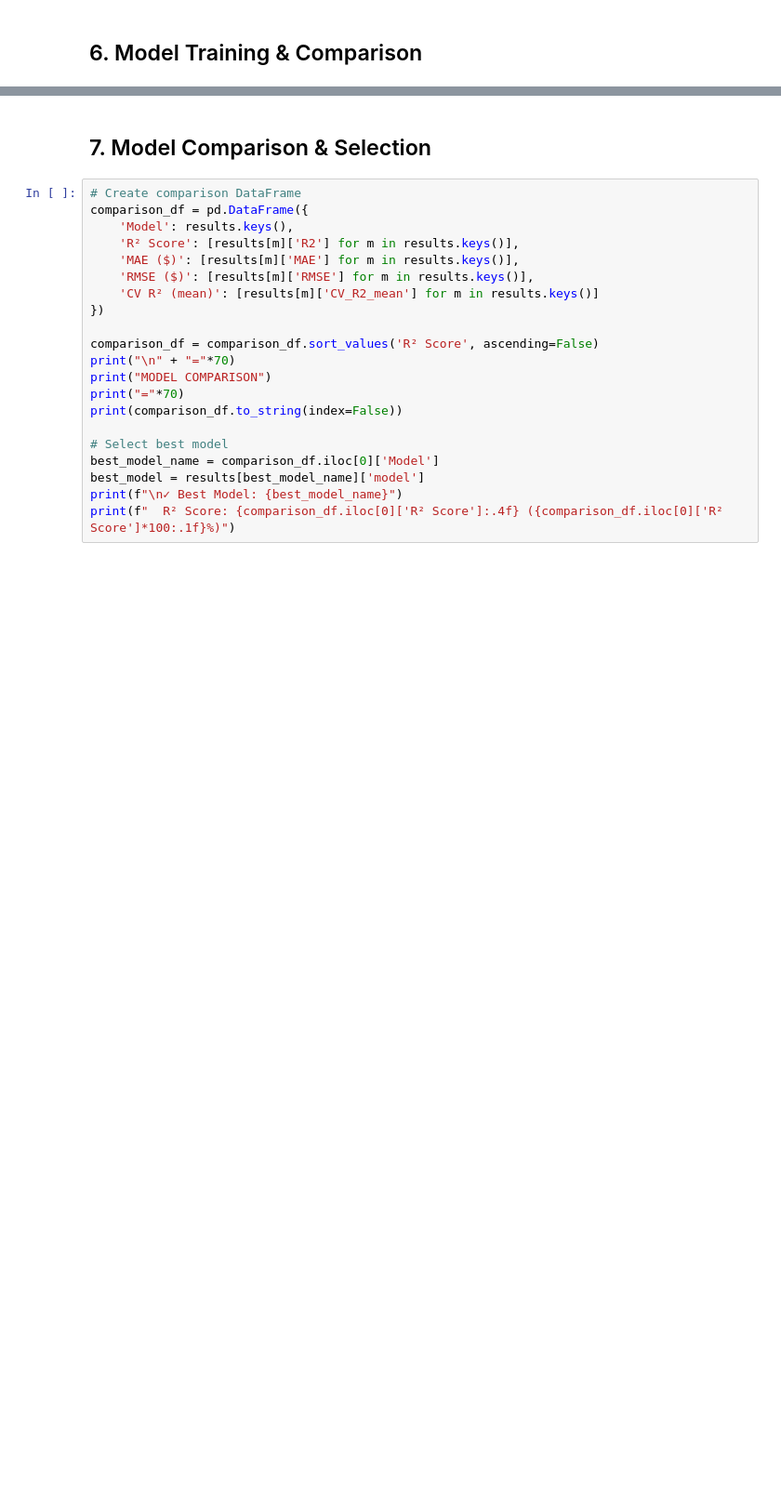
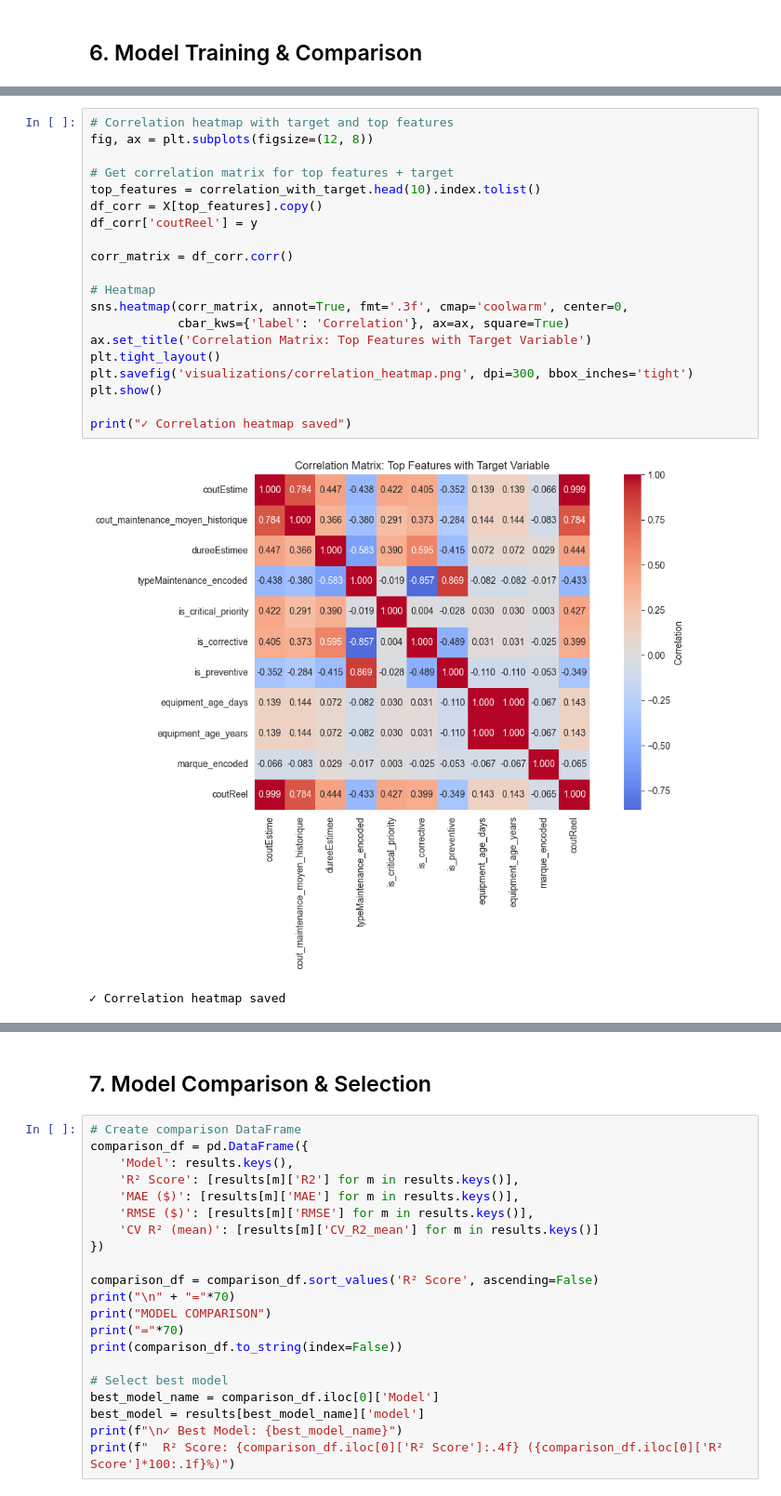
Before and after one commit to BellilxDhaker/equipment-failure-predictor, a Jupyter notebook: maintenance_cost_prediction.ipynb, the cells around one changed output, grey strips where cells are left out. Shown at 93% size. Drawn from its saved outputs; the diff is of its cells as text; blank space fills up the shorter version.

```diff
--- a/maintenance_cost_prediction.ipynb
+++ b/maintenance_cost_prediction.ipynb
@@ -169,0 +341,23 @@ print(f"  Std of training features: {X_train_scaled.std():.4f}")
+# %%
+# Correlation heatmap with target and top features
+fig, ax = plt.subplots(figsize=(12, 8))
+
+# Get correlation matrix for top features + target
+top_features = correlation_with_target.head(10).index.tolist()
+df_corr = X[top_features].copy()
+df_corr['coutReel'] = y
+
+corr_matrix = df_corr.corr()
+
+# Heatmap
+sns.heatmap(corr_matrix, annot=True, fmt='.3f', cmap='coolwarm', center=0,
+            cbar_kws={'label': 'Correlation'}, ax=ax, square=True)
+ax.set_title('Correlation Matrix: Top Features with Target Variable')
+plt.tight_layout()
+plt.savefig('visualizations/correlation_heatmap.png', dpi=300, bbox_inches='tight')
+plt.show()
+
+print("✓ Correlation heatmap saved")
+# %% [output]
+[figure, added]
+✓ Correlation heatmap saved
```
Also changed, not shown: parts of 33 cells of this notebook.
